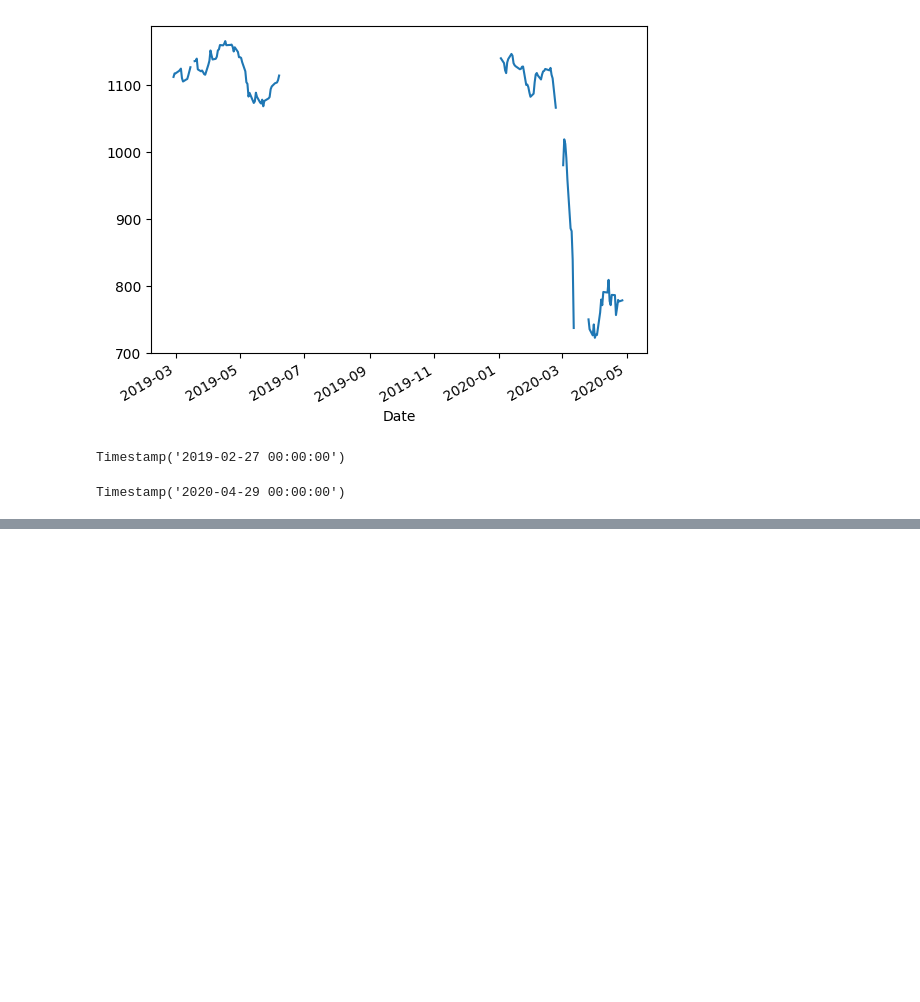
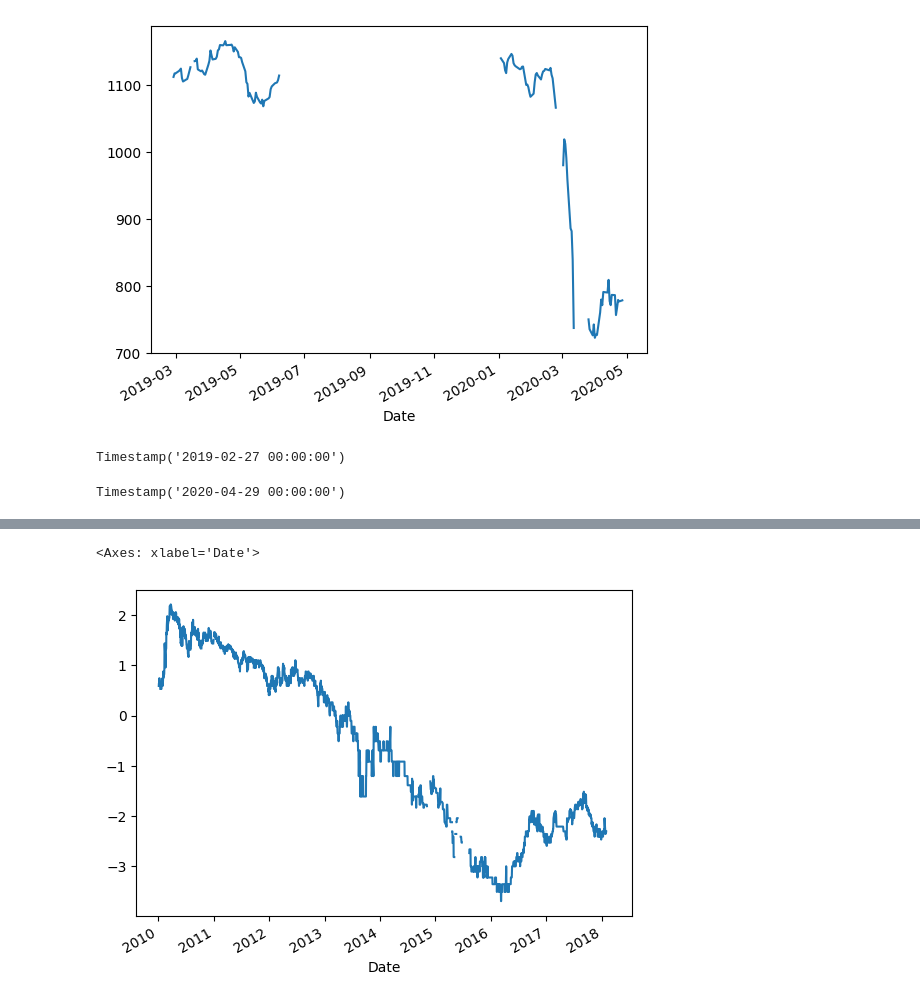
Before and after one commit to JamieW365/trading_algos, a Jupyter notebook: notebooks/data processing/identifying_outliers.ipynb, the cells around one changed output, grey strips where cells are left out. Saved outputs shown, nothing was run; the diff lists cells and outputs as text; code cells hidden in the pictures; blank space fills up the shorter version.

```diff
--- a/notebooks/data processing/identifying_outliers.ipynb
+++ b/notebooks/data processing/identifying_outliers.ipynb
@@ -463,0 +531,6 @@ Name: count, Length: 158, dtype: int64
+# %%
+s = log_prices['GR'].loc[log_prices['GR'].first_valid_index(): log_prices['GR'].last_valid_index()]
+s.plot()
+# %% [output]
+<Axes: xlabel='Date'>
+[figure, added]
```
Also changed, not shown: parts of 33 cells of this notebook.
